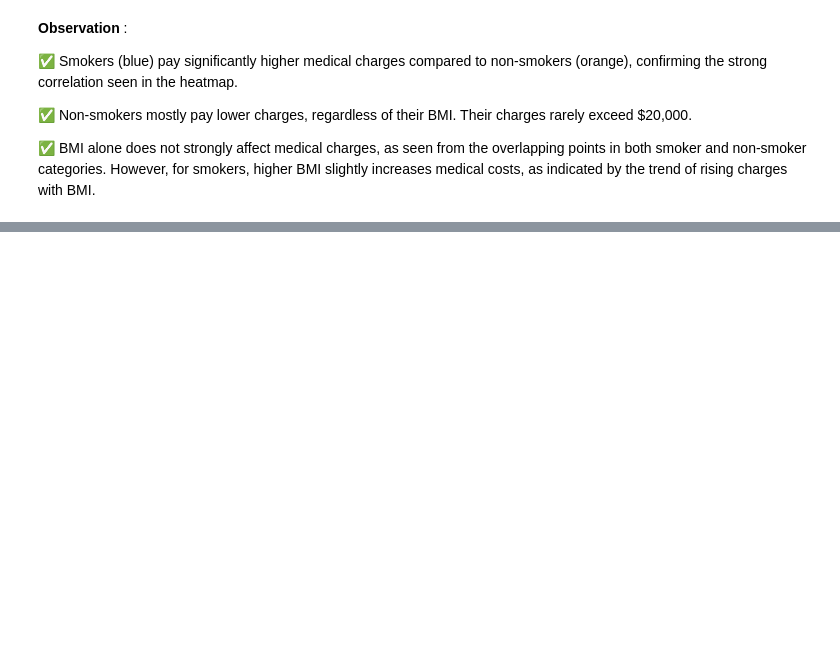
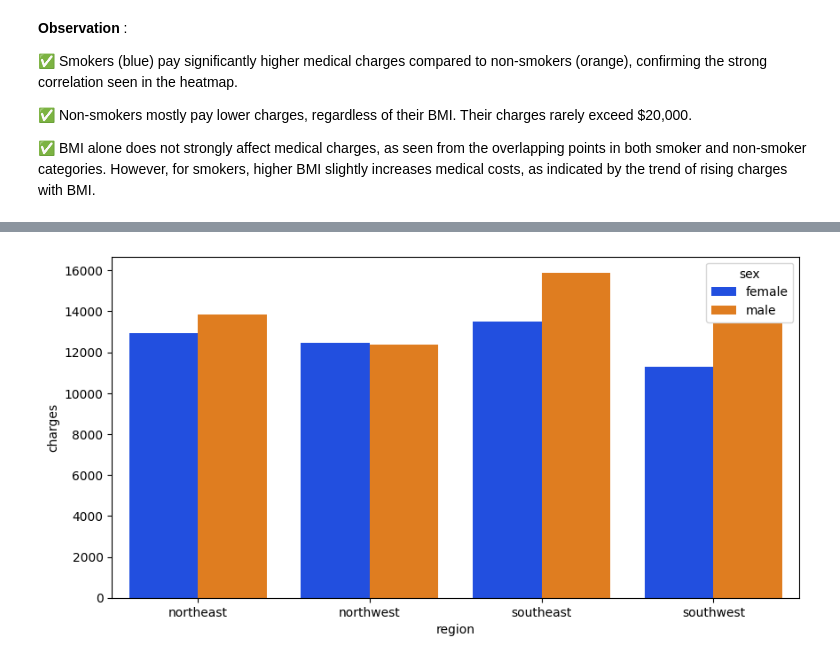
Before and after one commit to RonnyMuthomi/Medical-insurance-model, a Jupyter notebook: index.ipynb, the cells around one changed output, grey strips where cells are left out. Cells and saved outputs as stored; diff of their text form; code cells hidden in the pictures; blank space fills up the shorter version.

```diff
--- a/index.ipynb
+++ b/index.ipynb
@@ -259,0 +315,5 @@ plt.show()
+# %%
+# medical charges by region and sex
+
+aggregation = medic_df.groupby(['region', 'sex'])['charges'].mean().reset_index()
+aggregation
@@ -259,0 +330,8 @@ plt.show()
+# %%
+# plot
+
+fig, ax =plt.subplots(figsize=(10,5))
+sns.barplot(data=aggregation, x='region', y='charges', hue='sex', palette='bright', ax=ax)
+plt.show()
+# %% [output]
+[figure, added]
```
Also changed, not shown: parts of 14 cells of this notebook.
